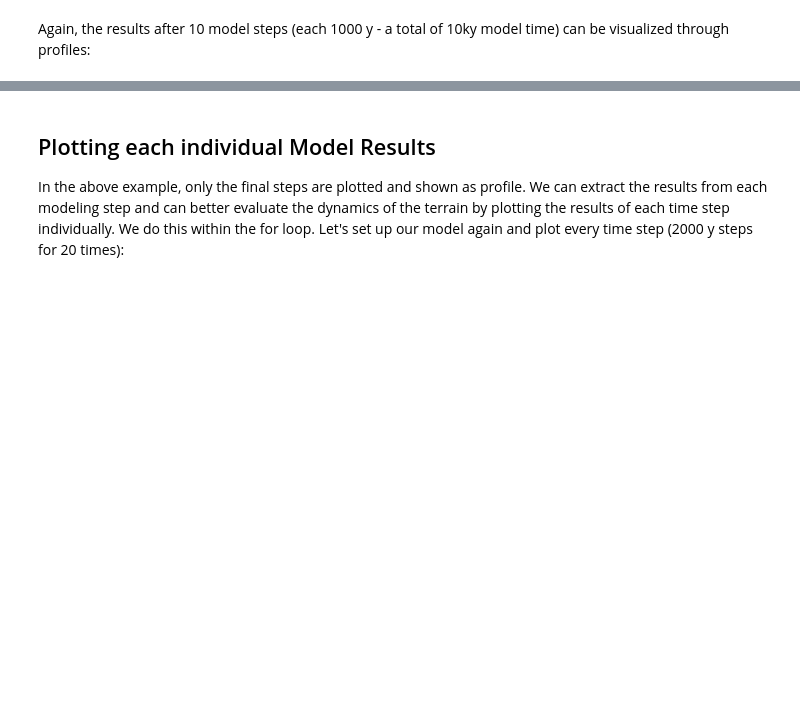
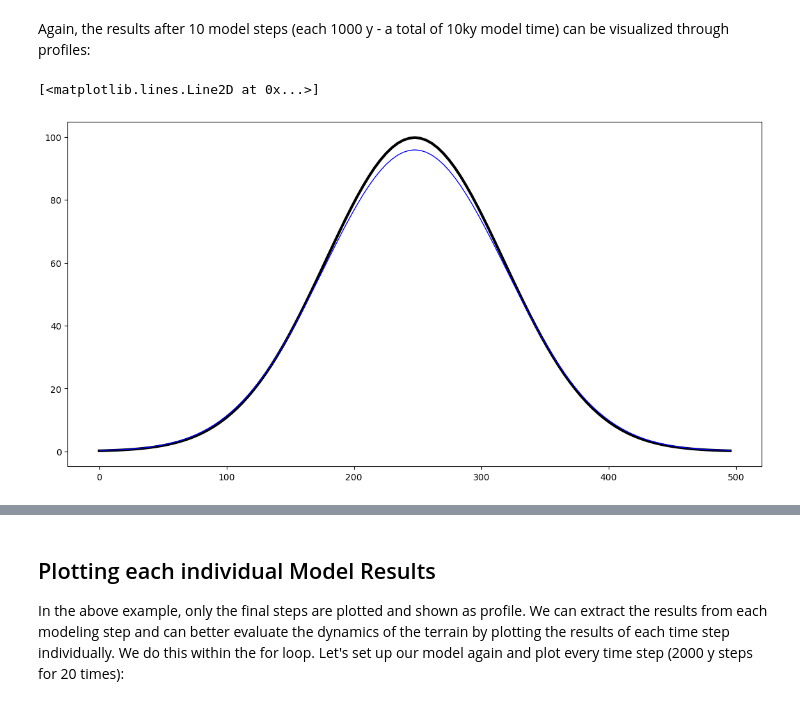
Before and after one commit to ramendra1990/PythonWorkshop_NGRI, a Jupyter notebook: LEM/LEM - Gaussian Hill.ipynb, the cells around one changed output, grey strips where cells are left out. Drawn from its saved outputs; the diff is of its cells as text; code cells hidden in the pictures; blank space fills up the shorter version.

```diff
--- a/LEM/LEM - Gaussian Hill.ipynb
+++ b/LEM/LEM - Gaussian Hill.ipynb
@@ -134,5 +165,12 @@ imshow_grid(mg, 'topographic__elevation', plot_name='Gaussian Hill after ten tim
 # %% [markdown]
 Again, the results after 10 model steps (each 1000 y - a total of 10ky model time) can be visualized through profiles:
+# %%
+fg2, ax = plt.subplots(1, 1)
+ax.plot(crosssection_center_ycoords, crosssection_center, 'k', linewidth=3, label='Org. Gaussian Hill')
+ax.plot(crosssection_center_ycoords_d1, crosssection_center_d1, 'b', linewidth=1, label='n=1, dt=%d x k=%02.2f'%(dt, kappa_ld))
+# %% [output]
+[<matplotlib.lines.Line2D at 0x...>]
+[figure, added]
 # %%
 gh_ld2 = mg.node_vector_to_raster(gh_org, flip_vertically=True)
 
```
Also changed, not shown: parts of 20 cells of this notebook.
